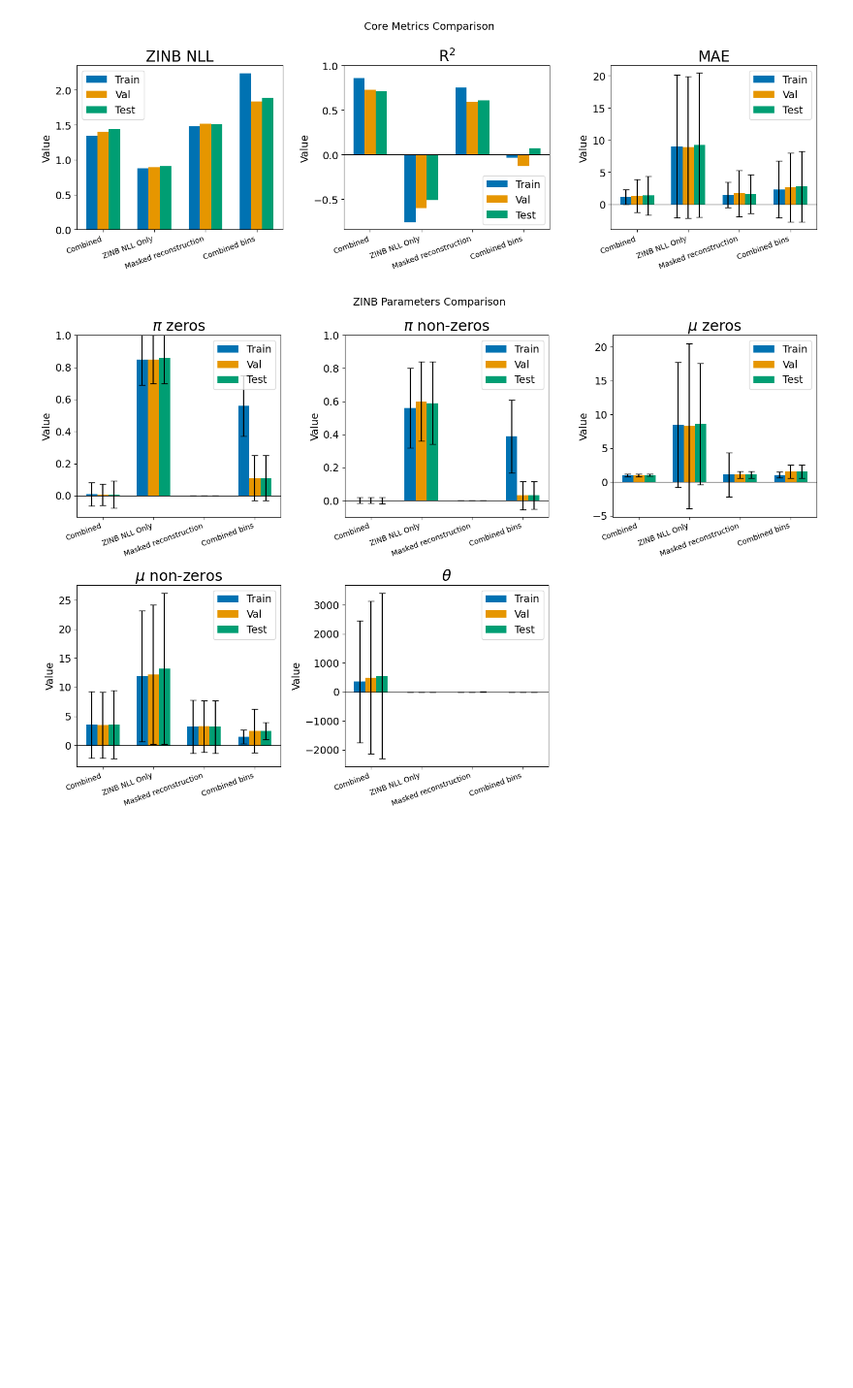
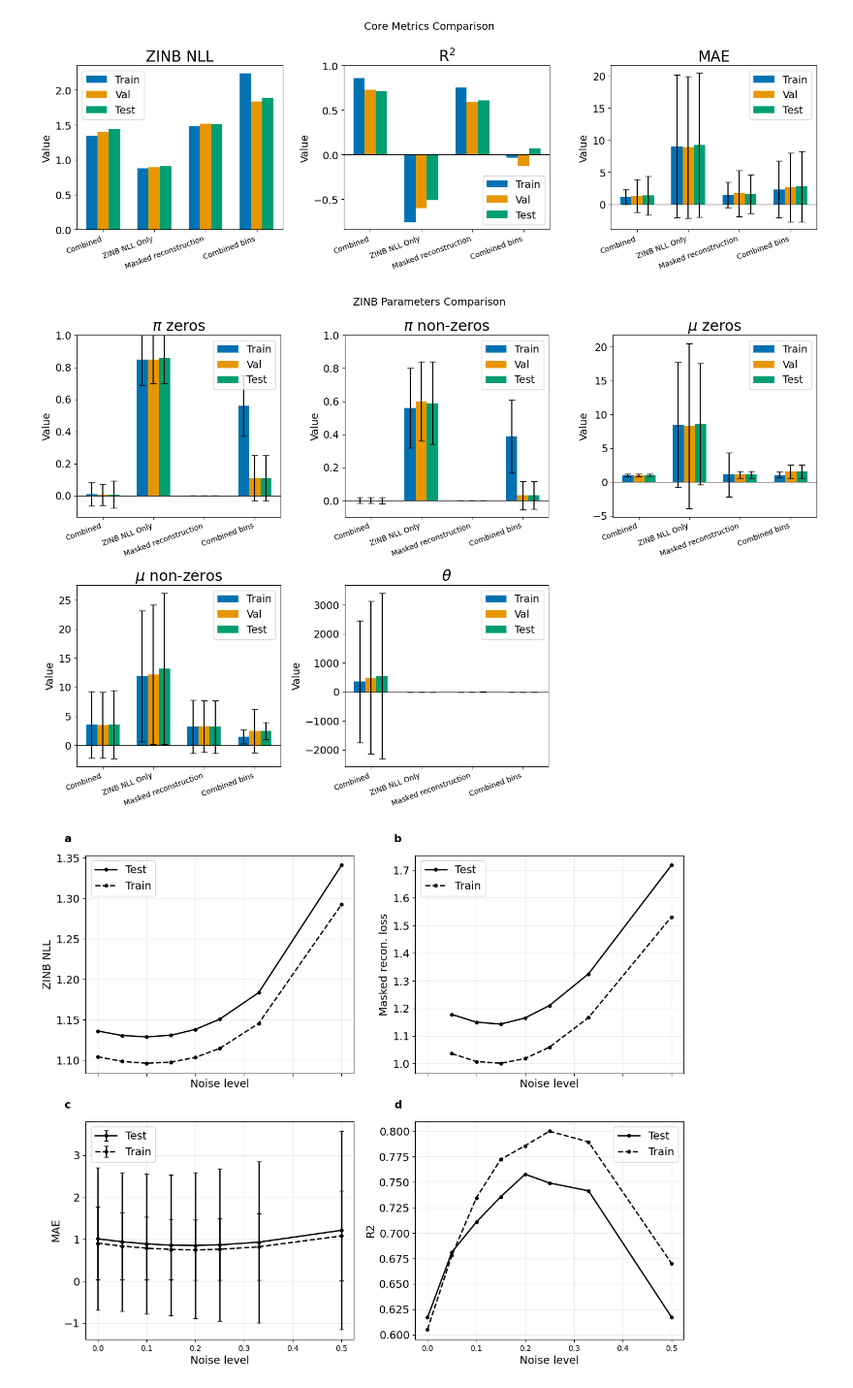
Before and after one commit to NinaOosterlaar/Transposon_Truths, a Jupyter notebook: plots.ipynb, the cells around one changed output. Shown at 97% size. Drawn from its saved outputs; the diff is of its cells as text; code cells hidden in the pictures; blank space fills up the shorter version.

```diff
--- a/plots.ipynb
+++ b/plots.ipynb
@@ -560,3 +560,89 @@ plot_grouped_bars(param_metrics, model_names, split_names, param_errors, "ZINB P
 # %% [output]
 [figure]
 [figure]
+# %%
+import pandas as pd
+import matplotlib.pyplot as plt
+from Utils.plot_config import setup_plot_style, COLORS
+
+setup_plot_style()
+
+RESULTS_PATH = "AE/results/noise_sweep_metrics.csv"
+splits_to_plot = ["test", "train"]
+
+results_df = pd.read_csv(RESULTS_PATH)
+
+if "split" in results_df.columns:
+    results_df = results_df[results_df["split"].isin(splits_to_plot)].copy()
+else:
+    raise ValueError(f"Missing 'split' column in {RESULTS_PATH}")
+
+required_cols = ["eval_noise_level", "split", "zinb_nll", "masked_loss", "mae", "mae_sd", "r2"]
+missing_cols = [col for col in required_cols if col not in results_df.columns]
+if missing_cols:
+    raise ValueError(f"Missing columns in {RESULTS_PATH}: {missing_cols}")
+
+agg_df = (
+    results_df.groupby(["split", "eval_noise_level"], as_index=False)[
+        ["zinb_nll", "masked_loss", "mae", "mae_sd", "r2"]
+    ]
+    .mean()
+    .sort_values(["split", "eval_noise_level"])
+)
+
+fig, axs = plt.subplots(2, 2, figsize=(12, 10), sharex=True)
+axes = axs.flatten()
+
+plot_specs = [
+    ("zinb_nll", "ZINB NLL"),
+    ("masked_loss", "Masked recon. loss"),
+    ("mae", "MAE"),
+    ("r2", "R2"),
+]
+
+panel_labels = ["a", "b", "c", "d"]
+line_styles = {"test": "-", "train": "--"}
+line_labels = {"test": "Test", "train": "Train"}
+line_color = COLORS["black"]
+
+for ax, (metric, y_label), panel in zip(axes, plot_specs, panel_labels):
+    for split in splits_to_plot:
+        split_df = agg_df[agg_df["split"] == split]
+        if split_df.empty:
+            continue
+
+        if metric == "mae":
+            ax.errorbar(
+                split_df["eval_noise_level"].values,
+                split_df[metric].values,
+                yerr=split_df["mae_sd"].values,
+                fmt="o",
+                linestyle=line_styles[split],
+                color=line_color,
+                linewidth=1.8,
+                markersize=4,
+                capsize=3,
+                label=line_labels[split],
+            )
+        else:
+            ax.plot(
+                split_df["eval_noise_level"].values,
+                split_df[metric].values,
+                marker="o",
+                linestyle=line_styles[split],
+                color=line_color,
+                linewidth=1.8,
+                markersize=4,
+                label=line_labels[split],
+            )
+
+    ax.set_ylabel(y_label)
+    ax.set_xlabel("Noise level")
+    ax.grid(True, alpha=0.25)
+    ax.text(-0.08, 1.05, panel, transform=ax.transAxes, ha="left", va="bottom", fontweight="bold", clip_on=False)
+    ax.legend()
+
+plt.tight_layout()
+plt.show()
+# %% [output]
+[figure, added]
```
Also changed, not shown: parts of 4 cells of this notebook, 1 other file.
